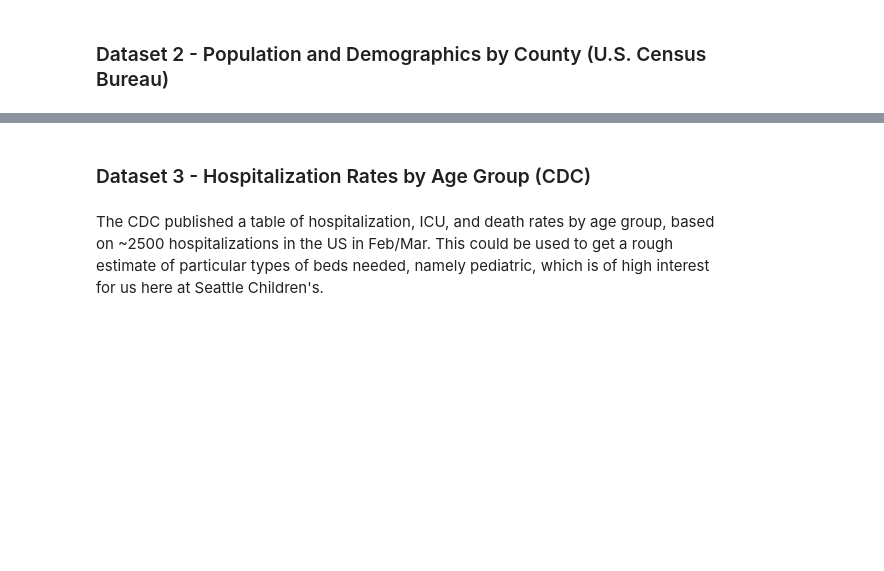
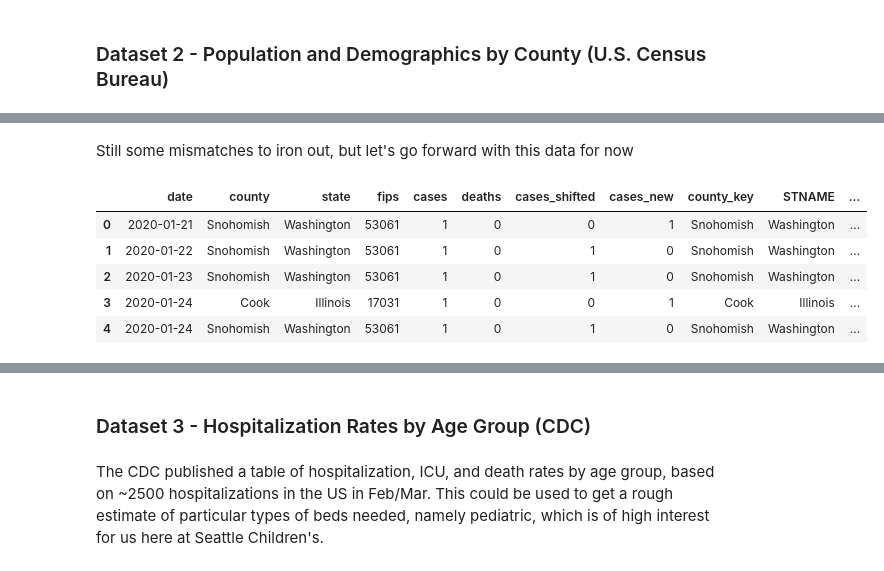
Before and after one commit to amcadie/covid_19_hospitalization_estimate, a Jupyter notebook: covid19_hospitalizations.ipynb, the cells around one changed output, grey strips where cells are left out. Saved outputs shown, nothing was run; the diff lists cells and outputs as text; code cells hidden in the pictures; blank space fills up the shorter version.

```diff
--- a/covid19_hospitalizations.ipynb
+++ b/covid19_hospitalizations.ipynb
@@ -116,0 +198,15 @@ pop = pd.read_csv('https://www2.census.gov/programs-surveys/popest/datasets/2010
+# %% [markdown]
+Still some mismatches to iron out, but let's go forward with this data for now
+# %%
+cases_percap['cases_per10k'] = cases_percap.cases / cases_percap.TOT_POP * 10000
+cases_percap['cases_new_per1k'] = cases_percap.cases_new / cases_percap.TOT_POP * 1000
+cases_percap['county_label'] = cases_percap.county + ', ' + cases_percap.STNAME
+# %%
+cases_percap.head()
+# %% [output]
+|  | date | county | state | fips | cases | deaths | cases_shifted | cases_new | county_key | STNAME | ... |
+| 0 | 2020-01-21 | Snohomish | Washington | 53061 | 1 | 0 | 0 | 1 | Snohomish | Washington | ... |
+| 1 | 2020-01-22 | Snohomish | Washington | 53061 | 1 | 0 | 1 | 0 | Snohomish | Washington | ... |
+| 2 | 2020-01-23 | Snohomish | Washington | 53061 | 1 | 0 | 1 | 0 | Snohomish | Washington | ... |
+| 3 | 2020-01-24 | Cook | Illinois | 17031 | 1 | 0 | 0 | 1 | Cook | Illinois | ... |
+| 4 | 2020-01-24 | Snohomish | Washington | 53061 | 1 | 0 | 1 | 0 | Snohomish | Washington | ... |
```
Also changed, not shown: parts of 19 cells of this notebook, 1 other file.
